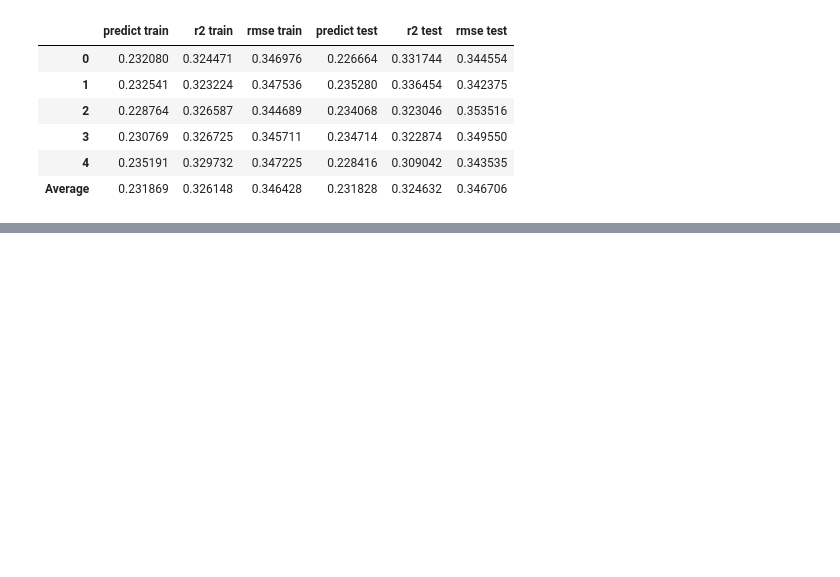
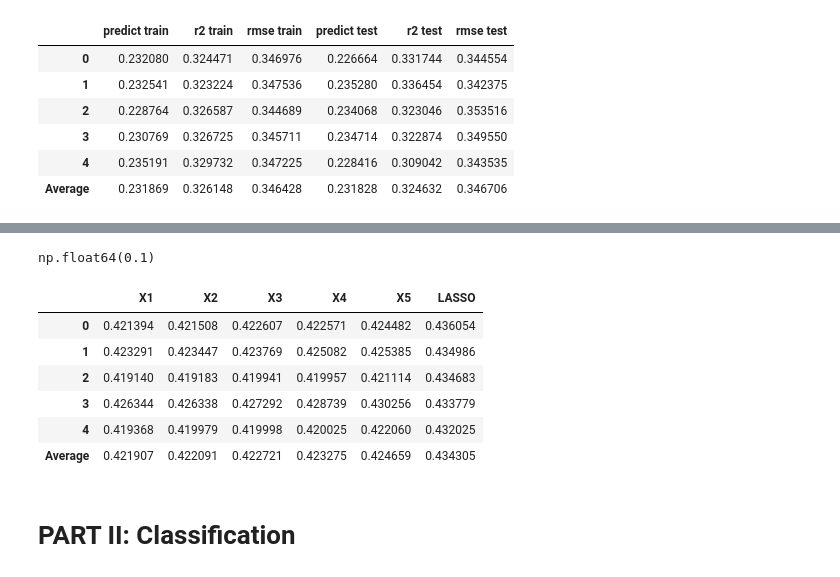
Before and after one commit to 4mbrus/Data-Analysis-3, a Jupyter notebook: Assignment 2/assignment_2.ipynb, the cells around one changed output, grey strips where cells are left out. Saved outputs shown, nothing was run; the diff lists cells and outputs as text; code cells hidden in the pictures; blank space fills up the shorter version.

Commit message:
Wrapping up Part I; correcting lot's of errors...

```diff
--- a/Assignment 2/assignment_2.ipynb
+++ b/Assignment 2/assignment_2.ipynb
@@ -611,0 +601,3 @@ The Random Forest model works best in both RMSE and R2
+# %%
+cv_summary_lasso = cv_summary(lambdas, Cs_values, logit_models["LASSO"])
+cv_summary_lasso
@@ -611,0 +616,43 @@ The Random Forest model works best in both RMSE and R2
+# %%
+#refit with negative brier score so we have RMSE values for the same cv split
+#### takes
+
+logLasso_brier = LogisticRegressionCV(
+    Cs = Cs_values,
+    penalty = 'l1',
+    cv = k,
+    refit = True,
+    scoring = 'neg_brier_score', # now negative; before we optimized based on accuracy
+    solver = "liblinear",
+    random_state = 20250224)
+logLasso_brier_fitted = logLasso_brier.fit(normalized_logitvars, y_train[:len(y_train)-1])
+# %%
+best_lambda = cv_summary_lasso.sort_values('mean_cv_score', ascending = False).iloc[0,0]
+best_lambda
+# %% [output]
+np.float64(0.1)
+# %%
+r2_loglasso = {}
+
+for i, l in enumerate(lambdas):
+    if l == best_lambda:
+        best_lambda_i = i
+        CV_RMSE_folds['LASSO'] = np.sqrt(-1*(logLasso_brier_fitted.scores_[1][:,i])).tolist()
+# %%
+loglasso_overview = pd.DataFrame(CV_RMSE_folds)
+
+loglasso_overview = pd.concat([loglasso_overview, pd.DataFrame(loglasso_overview.mean(), columns = ["Average"]).T])
+loglasso_overview
+
+# TODO: one could add an R2 to this
+# but really, LASSO is gonna be worse regardless
+# %% [output]
+|  | X1 | X2 | X3 | X4 | X5 | LASSO |
+| 0 | 0.421394 | 0.421508 | 0.422607 | 0.422571 | 0.424482 | 0.436054 |
+| 1 | 0.423291 | 0.423447 | 0.423769 | 0.425082 | 0.425385 | 0.434986 |
+| 2 | 0.419140 | 0.419183 | 0.419941 | 0.419957 | 0.421114 | 0.434683 |
+| 3 | 0.426344 | 0.426338 | 0.427292 | 0.428739 | 0.430256 | 0.433779 |
+| 4 | 0.419368 | 0.419979 | 0.419998 | 0.420025 | 0.422060 | 0.432025 |
+| Average | 0.421907 | 0.422091 | 0.422721 | 0.423275 | 0.424659 | 0.434305 |
+# %% [markdown]
+# PART II: Classification
```
Also changed, not shown: parts of 61 cells of this notebook.
